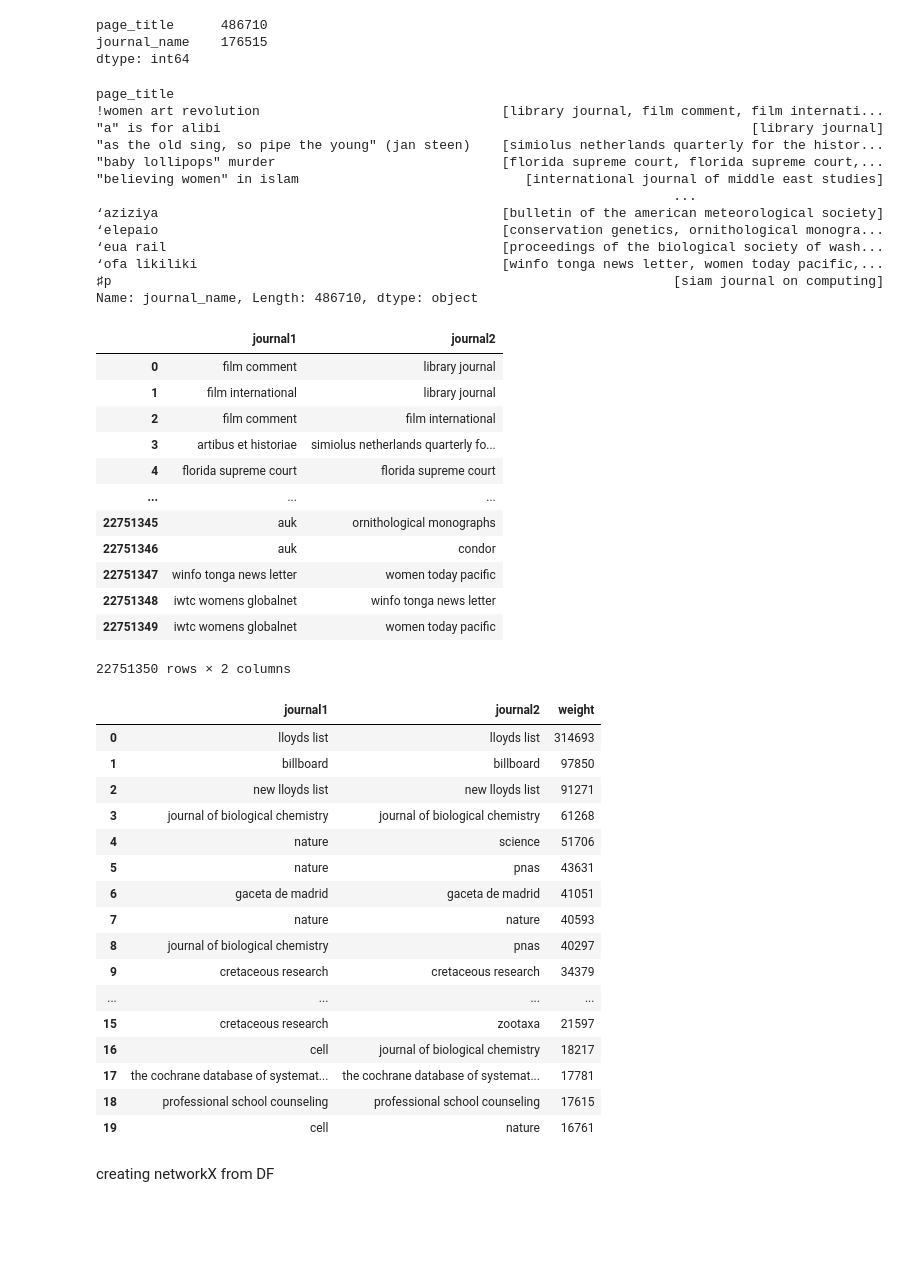
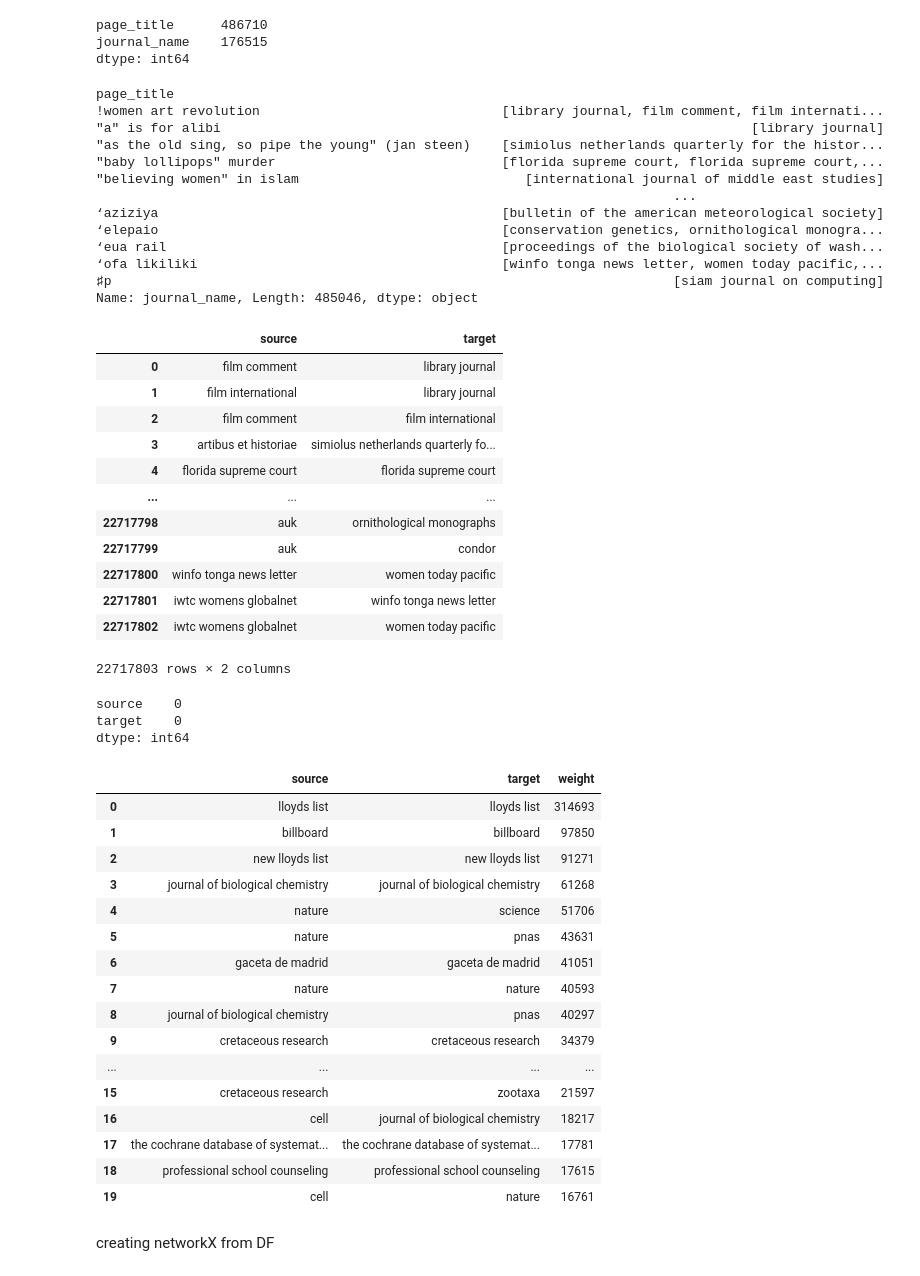
Before and after one commit to stepkurniawan/network-analysis-wikipedia-journals, a Jupyter notebook: codes/2_Data_preparation.ipynb, the cells around one changed output. Cells and saved outputs as stored; diff of their text form; code cells hidden in the pictures; blank space fills up the shorter version.

```diff
--- a/codes/2_Data_preparation.ipynb
+++ b/codes/2_Data_preparation.ipynb
@@ -13,7 +13,7 @@ import itertools
 # ! git clone https://github.com/stepkurniawan/network-analysis-wikipedia-journals.git
 # df_journal = pd.read_csv('/content/network-analysis-wikipedia-journals/files/df_journal.csv')
 # %%
-df_journal = pd.read_csv('C:\\Users\\Beka\Documents\\GitHub\\network-analysis-wikipedia-journals\\files\\df_journal.csv')
+df_journal = pd.read_csv('C:\\Users\\Beka\Documents\\GitHub\\network-analysis-wikipedia-journals\\files2\\df_journal.csv')
 # %%
 df_journal
 # %% [output]
@@ -30,3 +30,6 @@ df_journal
 | 1996719 | chia seed | nutr hosp |
 | 1996720 | potential applications of carbon ... | journal of biomedical materials r... |
 1996721 rows × 2 columns
+# %%
+df_journal = df_journal.dropna(subset=['journal_name'])
+df_journal
@@ -89,7 +104,7 @@ page_title
 ‘eua rail                                           [proceedings of the biological society of wash...
 ‘ofa likiliki                                       [winfo tonga news letter, women today pacific,...
 ♯p                                                                        [siam journal on computing]
-Name: journal_name, Length: 486710, dtype: object
+Name: journal_name, Length: 485046, dtype: object
 # %%
 # make list iterations based on the combinations
 
@@ -109,24 +124,30 @@ df2 = df1[['source','target']] = pd.DataFrame(np.sort(df1[['source','target']].v
                                  index=df1.index, columns=['source','target'])
 df2
 # %% [output]
-|  | journal1 | journal2 |
+|  | source | target |
 | 0 | film comment | library journal |
 | 1 | film international | library journal |
 | 2 | film comment | film international |
 | 3 | artibus et historiae | simiolus netherlands quarterly fo... |
 | 4 | florida supreme court | florida supreme court |
 | ... | ... | ... |
-| 22751345 | auk | ornithological monographs |
-| 22751346 | auk | condor |
-| 22751347 | winfo tonga news letter | women today pacific |
-| 22751348 | iwtc womens globalnet | winfo tonga news letter |
-| 22751349 | iwtc womens globalnet | women today pacific |
+| 22717798 | auk | ornithological monographs |
+| 22717799 | auk | condor |
+| 22717800 | winfo tonga news letter | women today pacific |
+| 22717801 | iwtc womens globalnet | winfo tonga news letter |
+| 22717802 | iwtc womens globalnet | women today pacific |
-22751350 rows × 2 columns
+22717803 rows × 2 columns
+# %%
+df2.isna().sum()
+# %% [output]
+source    0
+target    0
+dtype: int64
 # %%
-df_edges = df2[['source', 'target']].value_counts().reset_index(name='weight')
-df_edges.head(20)
+df_edges_full = df2[['source', 'target']].value_counts().reset_index(name='weight')
+df_edges_full.head(20)
 # %% [output]
-|  | journal1 | journal2 | weight |
+|  | source | target | weight |
 | 0 | lloyds list | lloyds list | 314693 |
 | 1 | billboard | billboard | 97850 |
 | 2 | new lloyds list | new lloyds list | 91271 |
```
Also changed, not shown: parts of 3 cells of this notebook, 1 other file.
